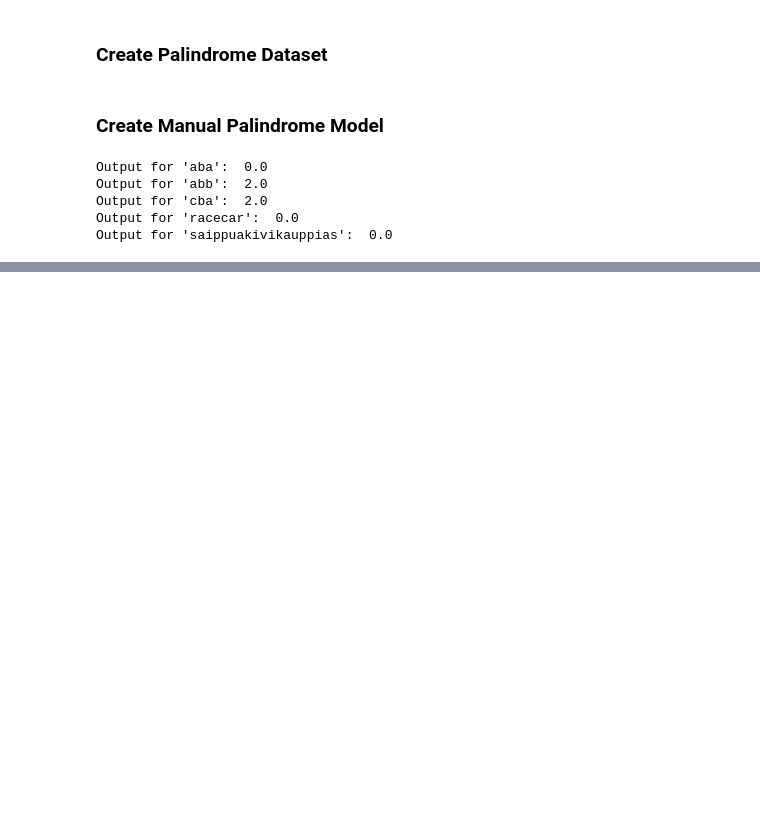
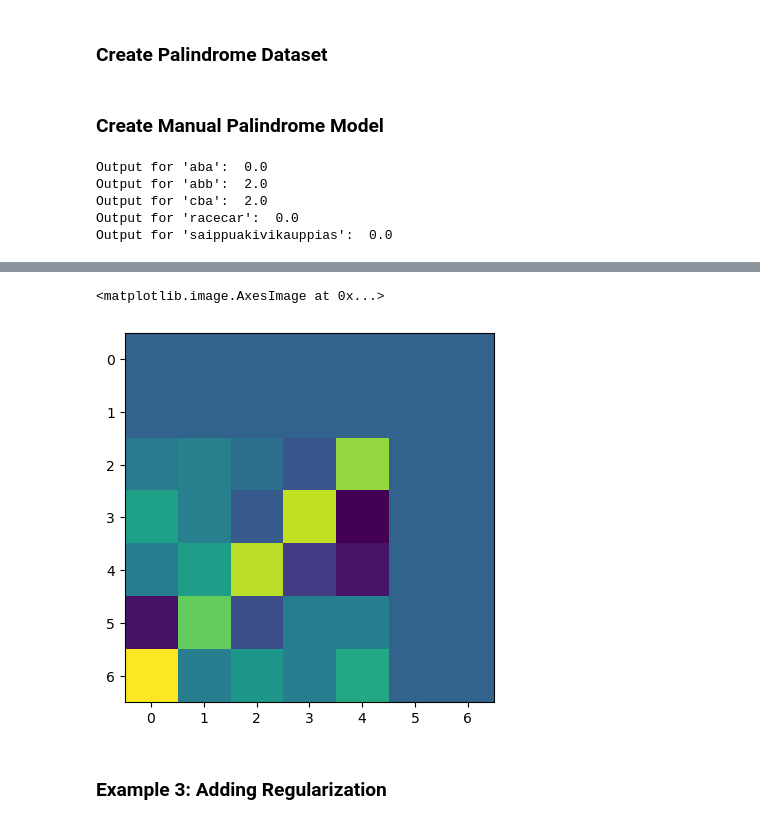
Before and after one commit to kevinpdev/kevinpdev.github.io, a Jupyter notebook: notebooks/nn-palindrome.ipynb, the cells around one changed output, grey strips where cells are left out. Cells and saved outputs as stored; diff of their text form; code cells hidden in the pictures; blank space fills up the shorter version.

```diff
--- a/notebooks/nn-palindrome.ipynb
+++ b/notebooks/nn-palindrome.ipynb
@@ -182,0 +273,7 @@ tensor(0.8384, grad_fn=<TanhBackward0>)
+# %%
+plt.imshow(model.IPrime.detach().numpy())
+# %% [output]
+<matplotlib.image.AxesImage at 0x...>
+[figure, added]
+# %% [markdown]
+### Example 3: Adding Regularization
```
Also changed, not shown: parts of 11 cells of this notebook, 18 other files.
